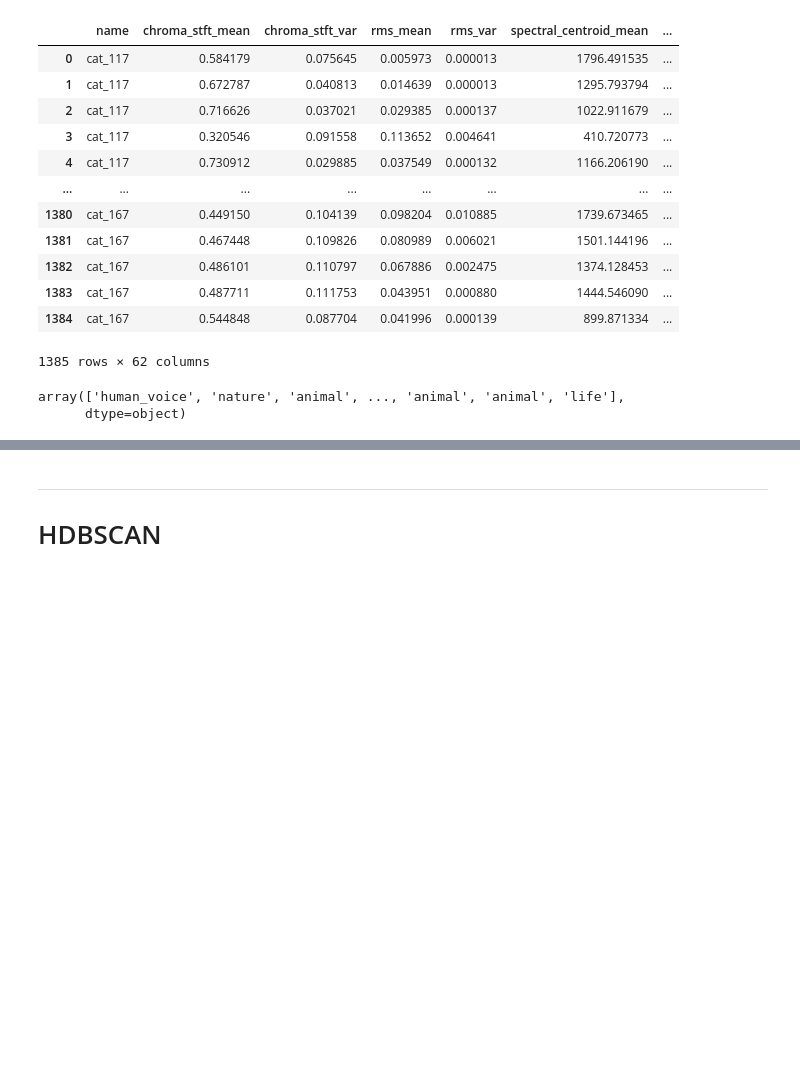
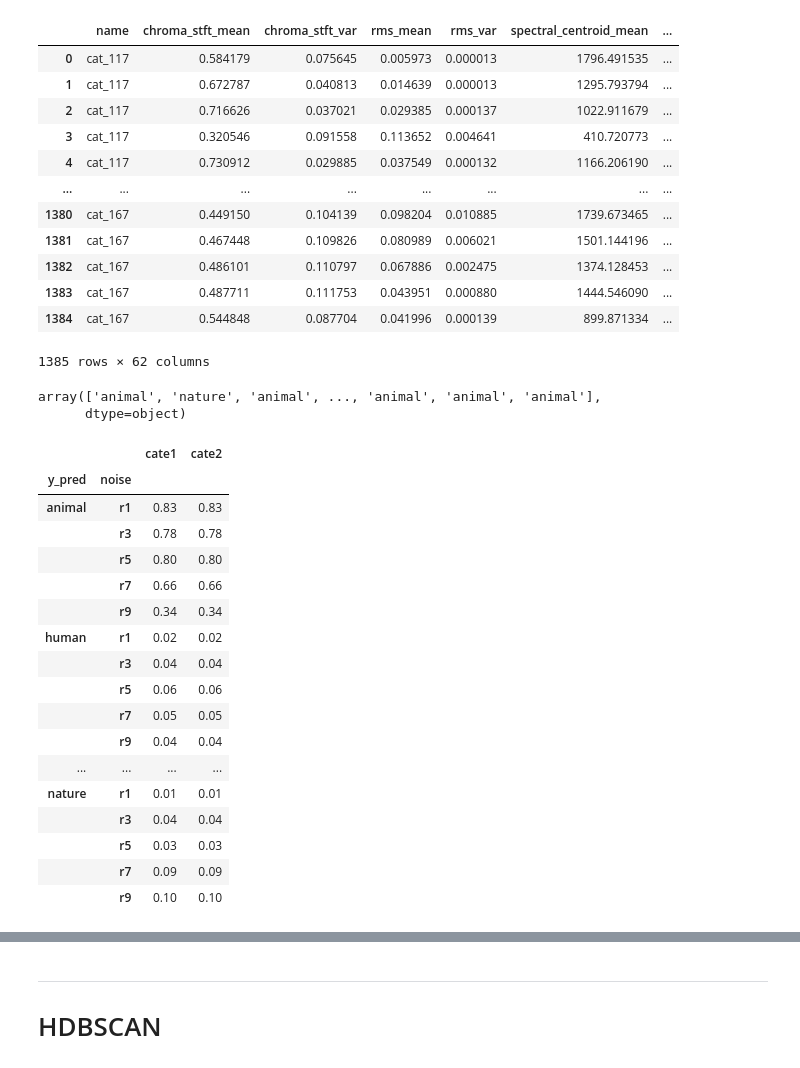
Before and after one commit to HyunjinKIM-Chloe/sai, a Jupyter notebook: codes/minitest_human_catdog_noise.ipynb, the cells around one changed output, grey strips where cells are left out. Saved outputs shown, nothing was run; the diff lists cells and outputs as text; code cells hidden in the pictures; blank space fills up the shorter version.

```diff
--- a/codes/minitest_human_catdog_noise.ipynb
+++ b/codes/minitest_human_catdog_noise.ipynb
@@ -104,12 +104,36 @@ new_df
 | 1384 | cat_167 | 0.544848 | 0.087704 | 0.041996 | 0.000139 | 899.871334 | ... |
 1385 rows × 62 columns
 # %%
-dtc_79 = joblib.load('models/DTC_79.pkl')
+dtc_79 = joblib.load('models/XGB_80.pkl')
 y_pred = dtc_79.predict(new_df.drop(['name', 'path', 'noise', 'cate1', 'cate2'], axis=1))
 y_pred
 # %% [output]
-array(['human_voice', 'nature', 'animal', ..., 'animal', 'animal', 'life'],
+array(['animal', 'nature', 'animal', ..., 'animal', 'animal', 'animal'],
       dtype=object)
+# %%
+y_pred = dtc.predict(new_df.drop(['name', 'path', 'noise', 'cate1', 'cate2'], axis=1))
+check_df = new_df[['noise', 'cate1', 'cate2']].copy()
+check_df['y_pred'] = y_pred
+round(check_df.groupby(['y_pred', 'noise']).count()/277,2)
+# %% [output]
+|  |  | cate1 | cate2 |
+| y_pred | noise |  |  |
+| animal | r1 | 0.83 | 0.83 |
+|  | r3 | 0.78 | 0.78 |
+|  | r5 | 0.80 | 0.80 |
+|  | r7 | 0.66 | 0.66 |
+|  | r9 | 0.34 | 0.34 |
+| human | r1 | 0.02 | 0.02 |
+|  | r3 | 0.04 | 0.04 |
+|  | r5 | 0.06 | 0.06 |
+|  | r7 | 0.05 | 0.05 |
+|  | r9 | 0.04 | 0.04 |
+| ... | ... | ... | ... |
+| nature | r1 | 0.01 | 0.01 |
+|  | r3 | 0.04 | 0.04 |
+|  | r5 | 0.03 | 0.03 |
+|  | r7 | 0.09 | 0.09 |
+|  | r9 | 0.10 | 0.10 |
 # %%
 check_df = new_df[['noise', 'cate1', 'cate2']].copy()
 check_df['y_pred'] = y_pred
```
Also changed, not shown: parts of 14 cells of this notebook, 5 other files.
